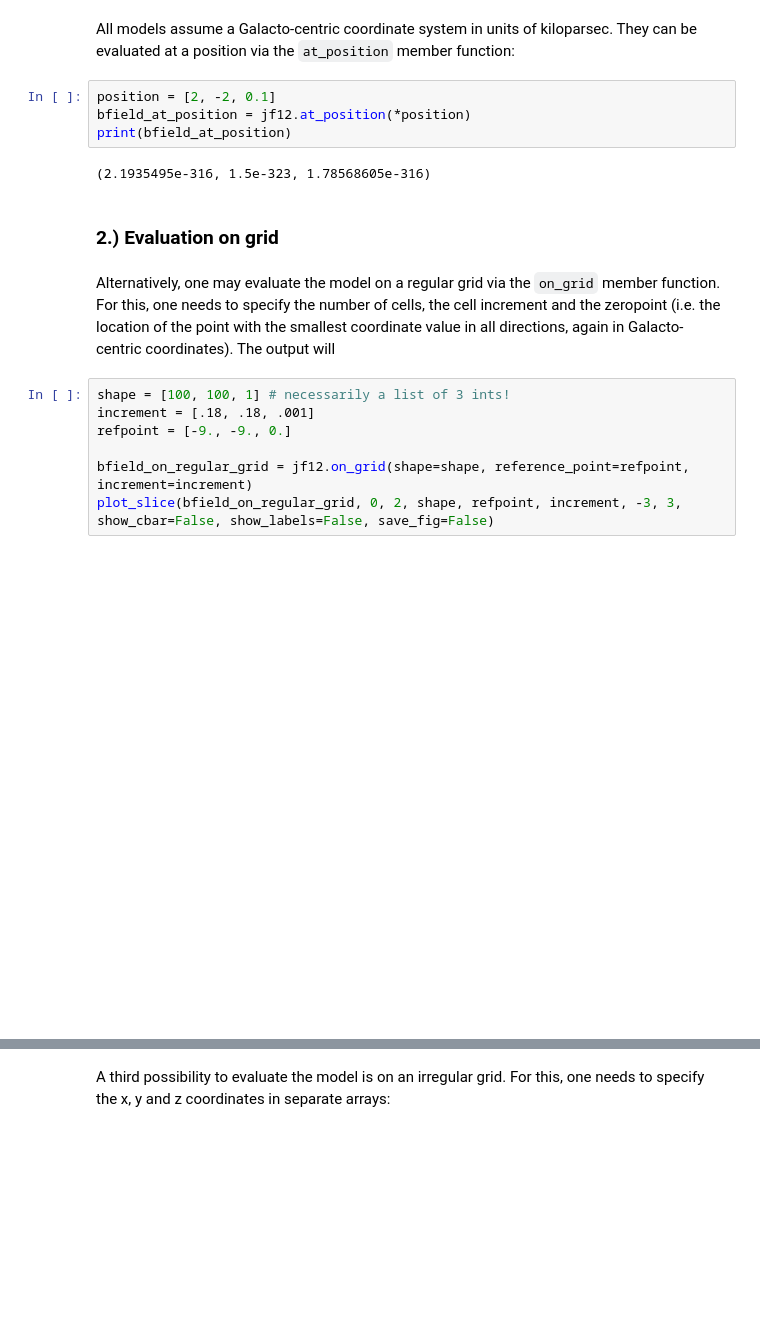
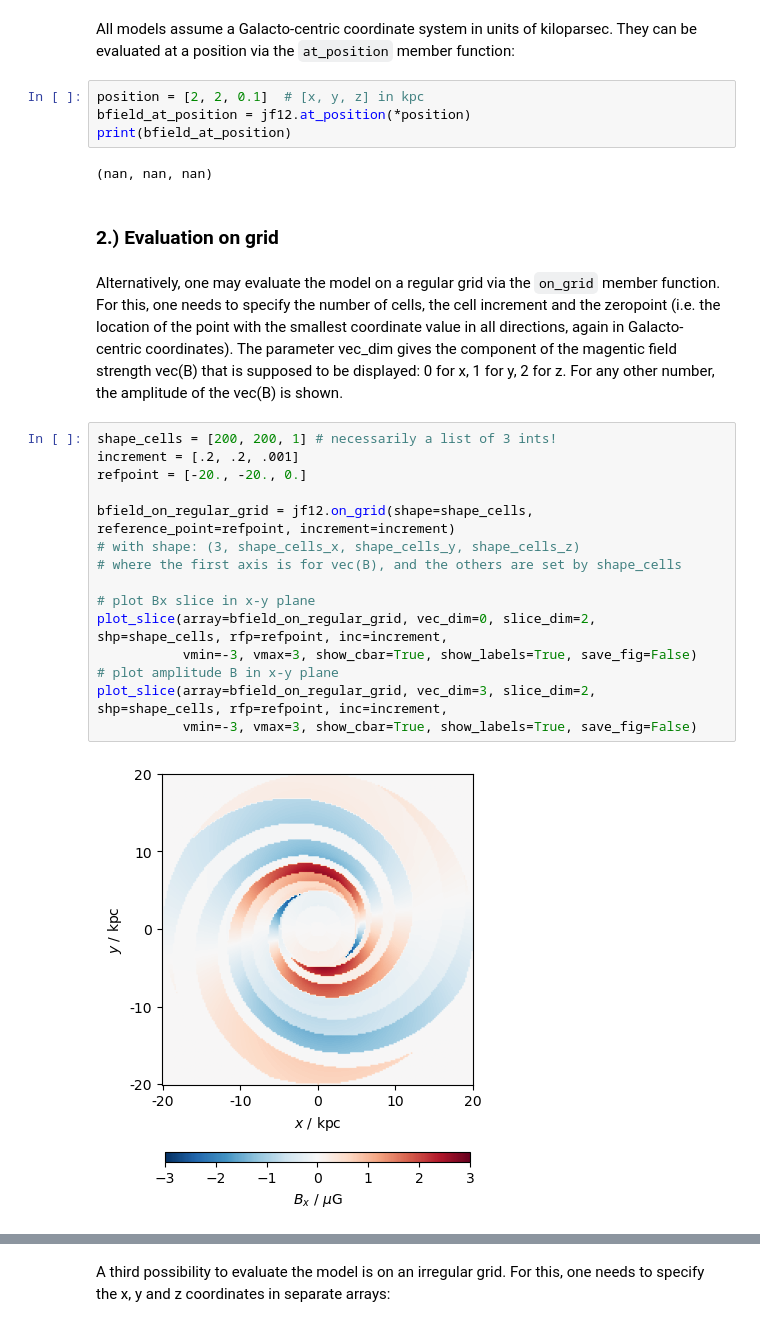
Before and after one commit to rafaelab/imagine-models, a Jupyter notebook: demos/python/model_library_demo.ipynb, the cells around one changed output, grey strips where cells are left out. Drawn from its saved outputs; the diff is of its cells as text; blank space fills up the shorter version.

```diff
--- a/demos/python/model_library_demo.ipynb
+++ b/demos/python/model_library_demo.ipynb
@@ -22,23 +22,31 @@ jf12 = img.JF12RegularField()
 All models assume a Galacto-centric coordinate system in units of kiloparsec.
 They can be evaluated at a position via the `at_position` member function:
 # %%
-position = [2, -2, 0.1]
+position = [2, 2, 0.1]  # [x, y, z] in kpc
 bfield_at_position = jf12.at_position(*position)
 print(bfield_at_position)
 # %% [output]
-(2.1935495e-316, 1.5e-323, 1.78568605e-316)
+(nan, nan, nan)
 # %% [markdown]
 ### 2.) Evaluation on grid
 # %% [markdown]
 Alternatively, one may evaluate the model on a regular grid via the `on_grid` member function.
 For this, one needs to specify the number of cells, the cell increment and the zeropoint (i.e. the location of the point with the smallest coordinate value in all directions, again in Galacto-centric coordinates).
-The output will
+The parameter vec_dim gives the component of the magentic field strength vec(B) that is supposed to be displayed: 0 for x, 1 for y, 2 for z. For any other number, the amplitude of the vec(B) is shown.
 # %%
-shape = [100, 100, 1] # necessarily a list of 3 ints!
-increment = [.18, .18, .001]
-refpoint = [-9., -9., 0.]
+shape_cells = [200, 200, 1] # necessarily a list of 3 ints!
+increment = [.2, .2, .001]
+refpoint = [-20., -20., 0.]
 
-bfield_on_regular_grid = jf12.on_grid(shape=shape, reference_point=refpoint, increment=increment)
-plot_slice(bfield_on_regular_grid, 0, 2, shape, refpoint, increment, -3, 3, show_cbar=False, show_labels=False, save_fig=False)
+bfield_on_regular_grid = jf12.on_grid(shape=shape_cells, reference_point=refpoint, increment=increment)
+# with shape: (3, shape_cells_x, shape_cells_y, shape_cells_z)
+# where the first axis is for vec(B), and the others are set by shape_cells
+
+# plot Bx slice in x-y plane
+plot_slice(array=bfield_on_regular_grid, vec_dim=0, slice_dim=2, shp=shape_cells, rfp=refpoint, inc=increment,
+           vmin=-3, vmax=3, show_cbar=True, show_labels=True, save_fig=False)
+# plot amplitude B in x-y plane
+plot_slice(array=bfield_on_regular_grid, vec_dim=3, slice_dim=2, shp=shape_cells, rfp=refpoint, inc=increment,
+           vmin=-3, vmax=3, show_cbar=True, show_labels=True, save_fig=False)
 # %% [output]
-[figure, old version]
+[figure, new version]
```
Also changed, not shown: parts of 5 cells of this notebook, 2 other files.
